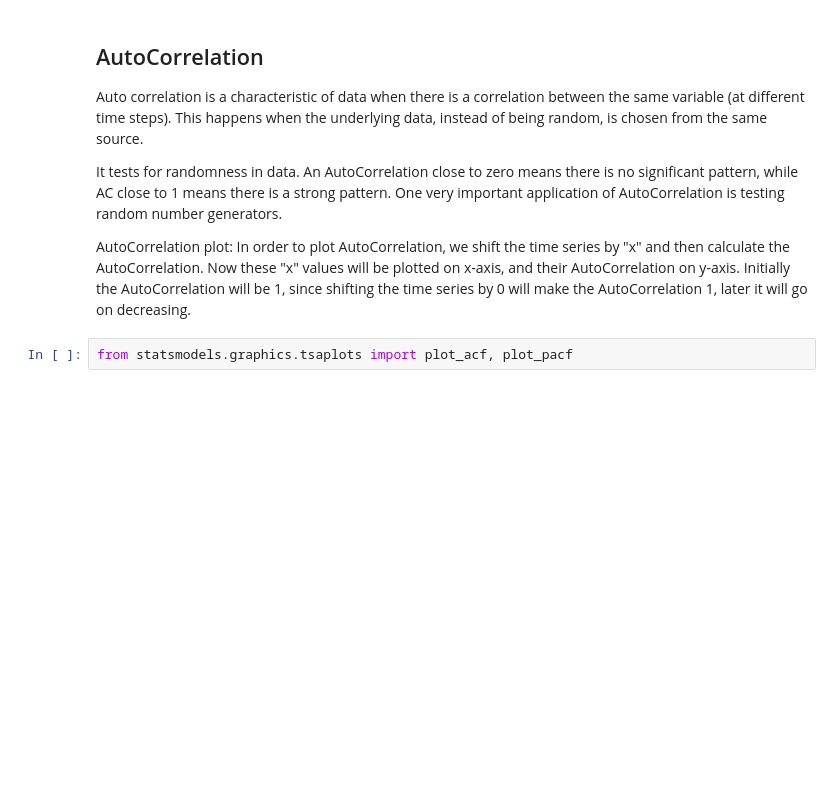
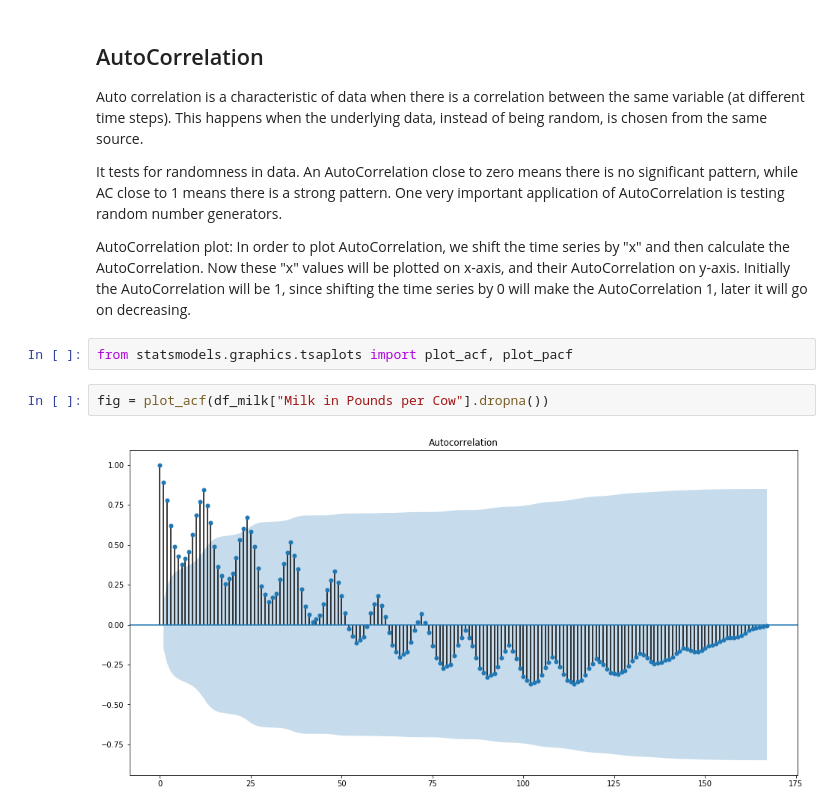
Before and after one commit to maykulkarni/algo_trading, a Jupyter notebook: 3. Time series analysis.ipynb, the cells around one changed output. Saved outputs shown, nothing was run; the diff lists cells and outputs as text; blank space fills up the shorter version.

Commit message:
Added ACF and PACF plot

```diff
--- a/3. Time series analysis.ipynb
+++ b/3. Time series analysis.ipynb
@@ -284,3 +284,7 @@ AutoCorrelation plot:
 In order to plot AutoCorrelation, we shift the time series by "x" and then calculate the AutoCorrelation. Now these "x" values will be plotted on x-axis, and their AutoCorrelation on y-axis. Initially the AutoCorrelation will be 1, since shifting the time series by 0 will make the AutoCorrelation 1, later it will go on decreasing.
 # %%
 from statsmodels.graphics.tsaplots import plot_acf, plot_pacf
+# %%
+fig = plot_acf(df_milk["Milk in Pounds per Cow"].dropna())
+# %% [output]
+[figure, added]
```
Also changed, not shown: parts of 9 cells of this notebook.
